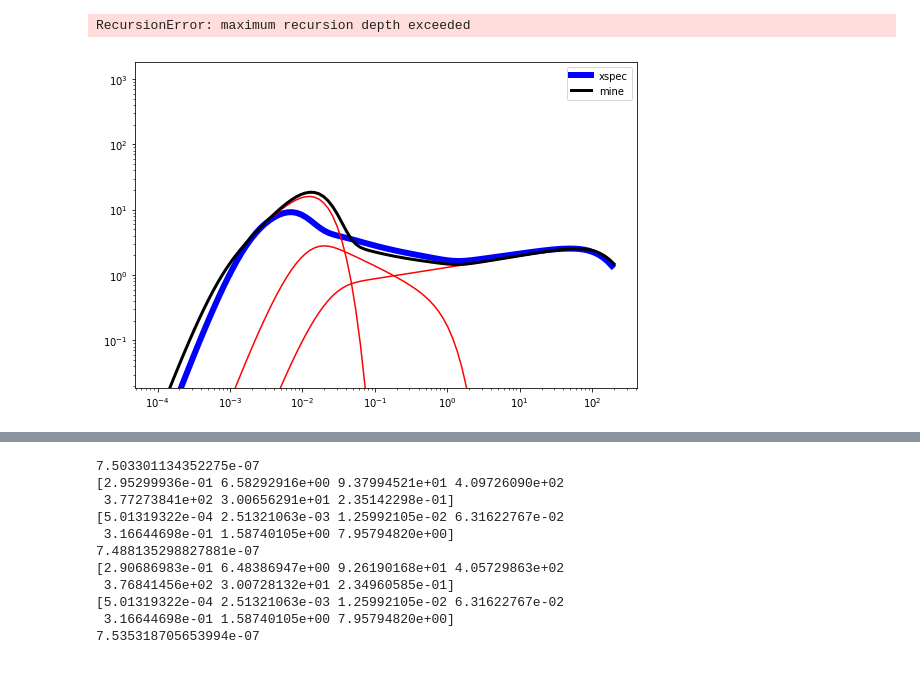
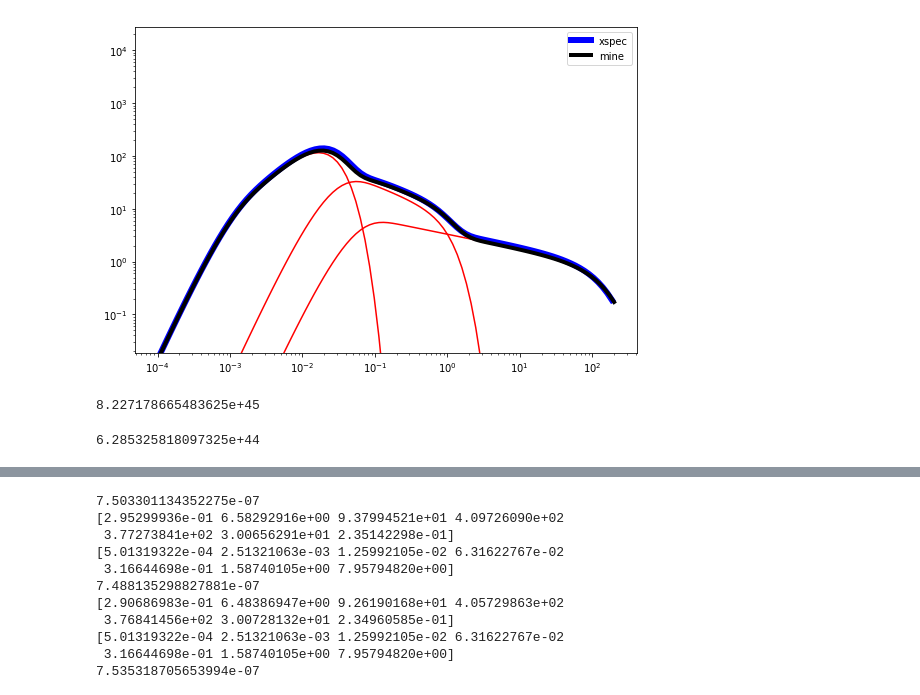
Before and after one commit to arnauqb/qsosed, a Jupyter notebook: tests.ipynb, the cells around one changed output, grey strips where cells are left out. Saved outputs shown, nothing was run; the diff lists cells and outputs as text; code cells hidden in the pictures.

```diff
--- a/tests.ipynb
+++ b/tests.ipynb
@@ -7,28 +7,37 @@ import numpy as np
 from astropy import units as u
 import matplotlib.pyplot as plt
 import agnsed.constants as const
-sed_test = sed.SED(M=1e8, mdot=0.05, reprocessing=True)
+sed_test = sed.SED(M=1e8, mdot=0.5, reprocessing=True)
+
 energy_range_erg = sed.convert_units(sed_test.energy_range * u.keV, u.erg)
 energy_range_erg_diff = np.diff(energy_range_erg, n=1)
-# %%
-sed_test.corona_photon_index
-# %% [output]
-RecursionError: maximum recursion depth exceeded
 # %%
 distance = (10 * u.Mpc).to(u.cm).value
 # %%
 plt.figure(figsize=(9,6))
-xspec = np.loadtxt("/home/arnau/Documents/PyWinds/agn_sigmas/seds/sed_1e+08_5e-02.txt")
+xspec = np.loadtxt("/home/arnau/Documents/PyWinds/agn_sigmas/seds/sed_1e+08_5e-01.txt")
 plt.loglog(xspec[:,0], xspec[:,1], color ='b', linewidth =6, label='xspec')
 #plt.loglog(sed_test.energy_range, sed_test. * sed_test.warm_sed()/(4*np.pi*dist**2), color = 'r')
 plt.loglog(sed_test.energy_range, sed_test.corona_flux(distance), color = 'r')
 plt.loglog(sed_test.energy_range, sed_test.disc_flux(distance), color = 'r')
 plt.loglog(sed_test.energy_range, sed_test.warm_flux(distance), color = 'r')
+
+
 total = sed_test.corona_flux(distance) + sed_test.disc_flux(distance) + sed_test.warm_flux(distance)
-plt.loglog(sed_test.energy_range, total, color = 'black', linewidth = 3, label='mine')
+
+plt.loglog(sed_test.energy_range, total, color = 'black', linewidth = 4, label='mine')
+
 #plt.xlim(1e-3, 100)
 plt.ylim(1e-4*np.max(xspec[:,0]), 200*np.max(xspec[:,1]))
 plt.legend()
 plt.show()
 # %% [output]
-[figure, old version]
+[figure, new version]
+# %%
+integrate.trapz(x=sed_test.energy_range_erg, y = total_repr) * (4*np.pi*distance**2)
+# %% [output]
+8.227178665483625e+45
+# %%
+sed_test.bolumetric_luminosity
+# %% [output]
+6.285325818097325e+44
```
Also changed, not shown: parts of 5 cells of this notebook, 1 other file.
